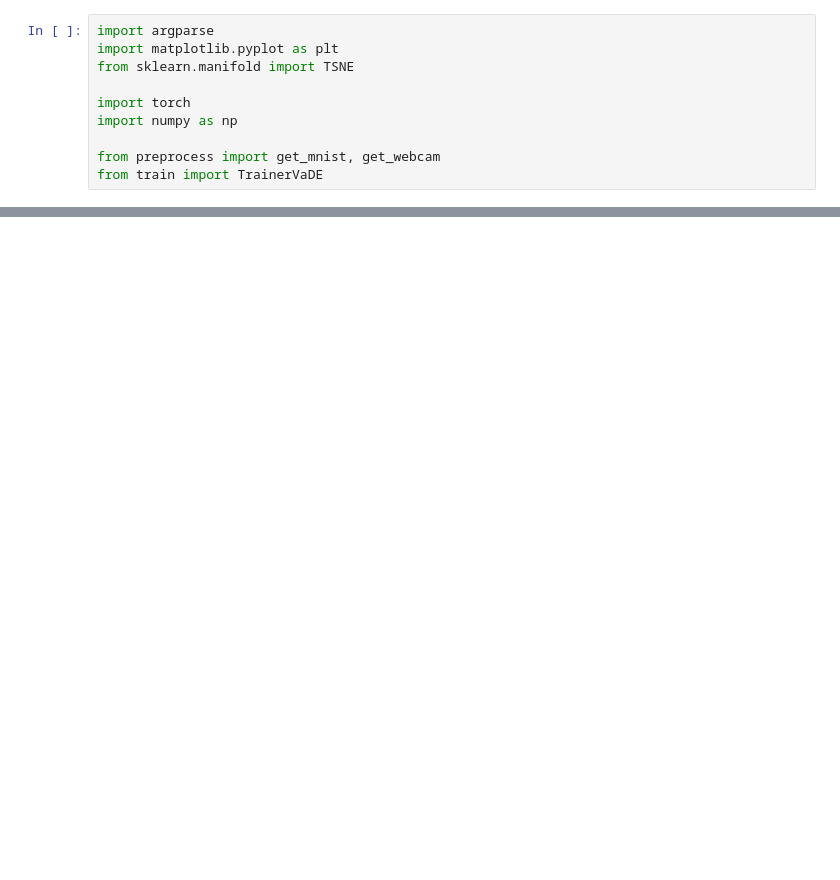
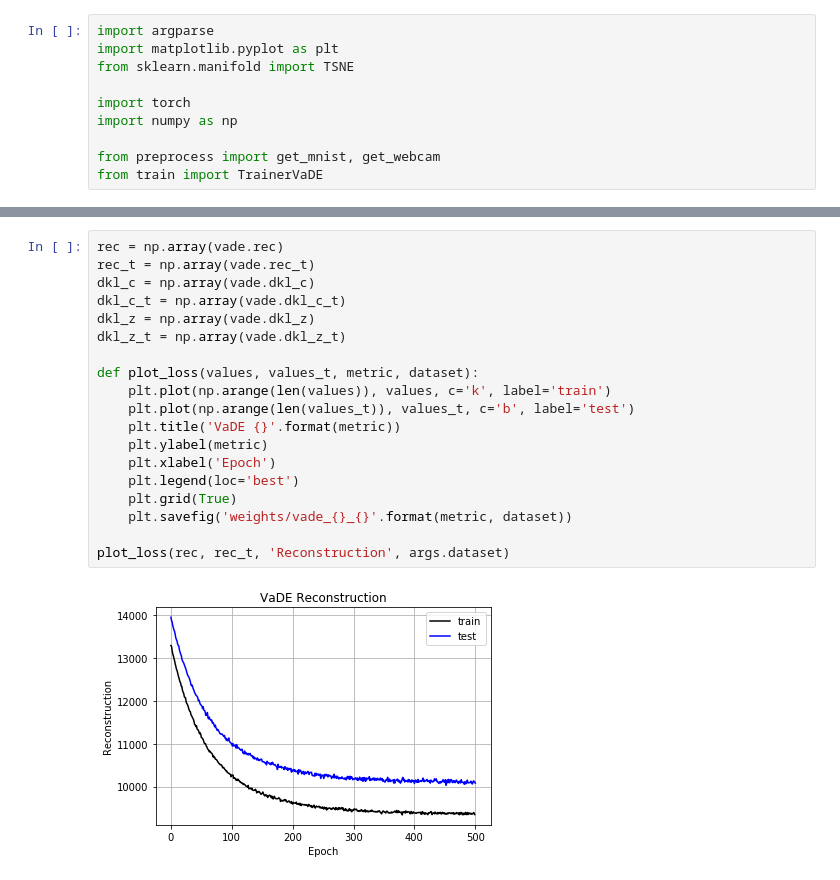
Before and after one commit to mperezcarrasco/Pytorch-VaDE, a Jupyter notebook: VaDE Testing.ipynb, the cells around one changed output, grey strips where cells are left out. Saved outputs shown, nothing was run; the diff lists cells and outputs as text; blank space fills up the shorter version.

```diff
--- a/VaDE Testing.ipynb
+++ b/VaDE Testing.ipynb
@@ -140,0 +158,21 @@ plot_tsne(z_embedded, y, classes)
+# %%
+rec = np.array(vade.rec)
+rec_t = np.array(vade.rec_t)
+dkl_c = np.array(vade.dkl_c)
+dkl_c_t = np.array(vade.dkl_c_t)
+dkl_z = np.array(vade.dkl_z)
+dkl_z_t = np.array(vade.dkl_z_t)
+
+def plot_loss(values, values_t, metric, dataset):
+    plt.plot(np.arange(len(values)), values, c='k', label='train')
+    plt.plot(np.arange(len(values_t)), values_t, c='b', label='test')
+    plt.title('VaDE {}'.format(metric))
+    plt.ylabel(metric)
+    plt.xlabel('Epoch')
+    plt.legend(loc='best')
+    plt.grid(True)
+    plt.savefig('weights/vade_{}_{}'.format(metric, dataset))
+
+plot_loss(rec, rec_t, 'Reconstruction', args.dataset)
+# %% [output]
+[figure, added]
```
Also changed, not shown: parts of 8 cells of this notebook, 4 other files.
